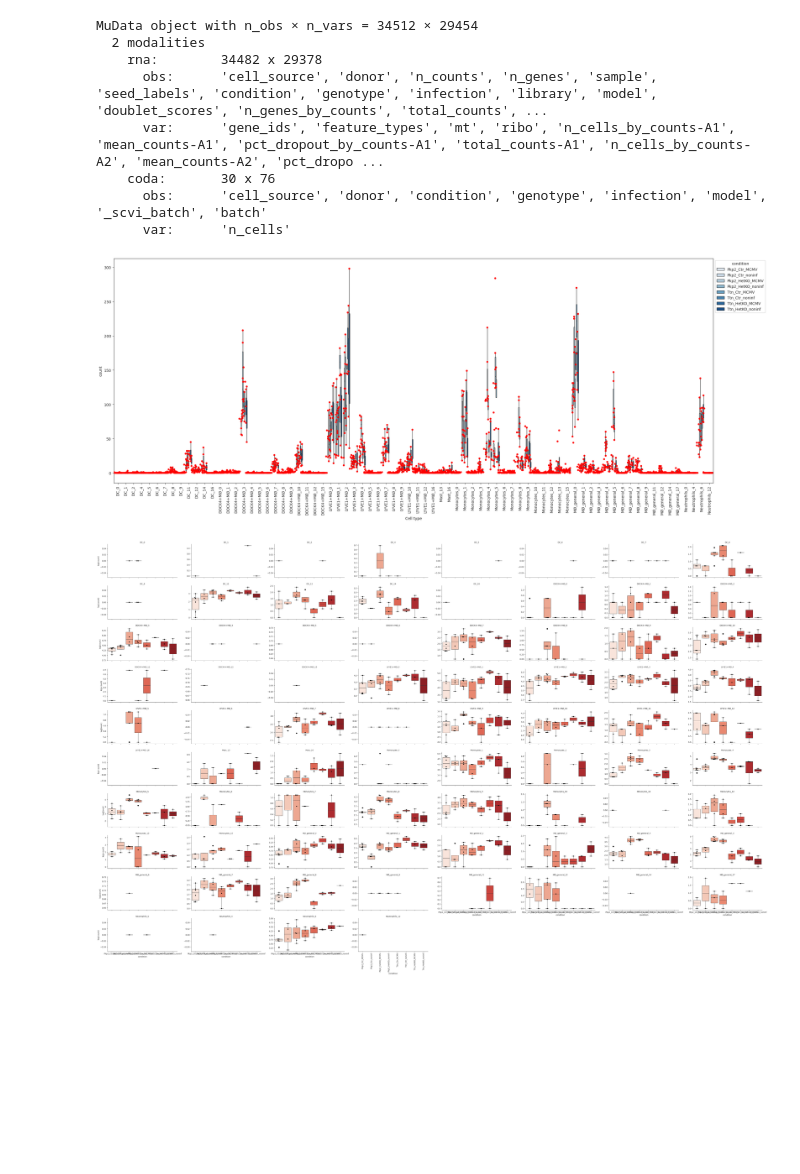
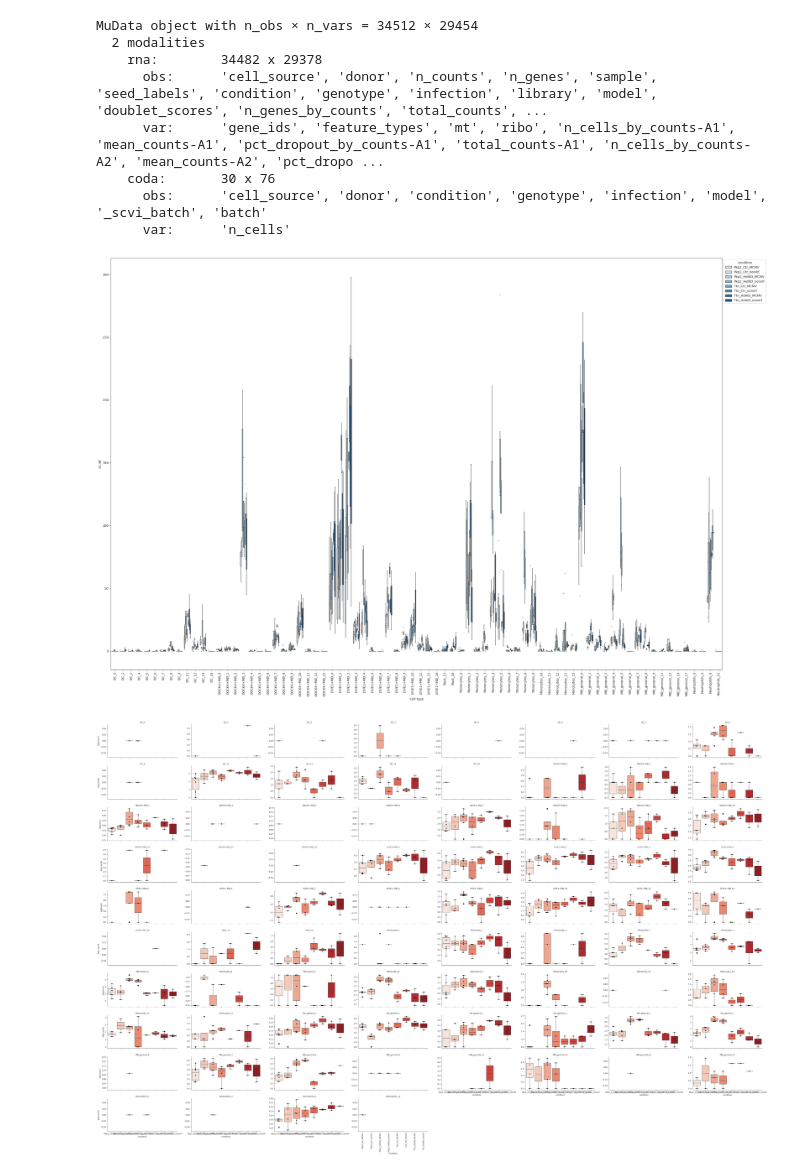
Before and after one commit to Ale-x-andra24/ACM_Mouse_Immune, a Jupyter notebook: 4_label_transfer_scANVI/Seed_label_myeloids_lymphoids/20240327_6D_ACM_calculate_statistics_myeloids.ipynb, the cells around one changed output. Saved outputs shown, nothing was run; the diff lists cells and outputs as text; code cells hidden in the pictures; blank space fills up the shorter version.

```diff
--- a/4_label_transfer_scANVI/Seed_label_myeloids_lymphoids/20240327_6D_ACM_calculate_statistics_myeloids.ipynb
+++ b/4_label_transfer_scANVI/Seed_label_myeloids_lymphoids/20240327_6D_ACM_calculate_statistics_myeloids.ipynb
@@ -121,16 +121,16 @@ MuData object with n_obs × n_vars = 34512 × 29454
 # %%
 pt.pl.coda.boxplots(
     sccoda_data,
     modality_key="coda",
     feature_name="condition",
     y_scale="count",
-    figsize=(25, 10),
-    add_dots=True,
+    figsize=(30, 20),
+    add_dots=False,
     args_swarmplot={"palette": ["red"]},
 )
 plt.show()
 # %% [output]
-[figure, old version]
+[figure, new version]
 # %%
 pt.pl.coda.boxplots(
     sccoda_data,
```
Also changed, not shown: parts of 17 cells of this notebook.
